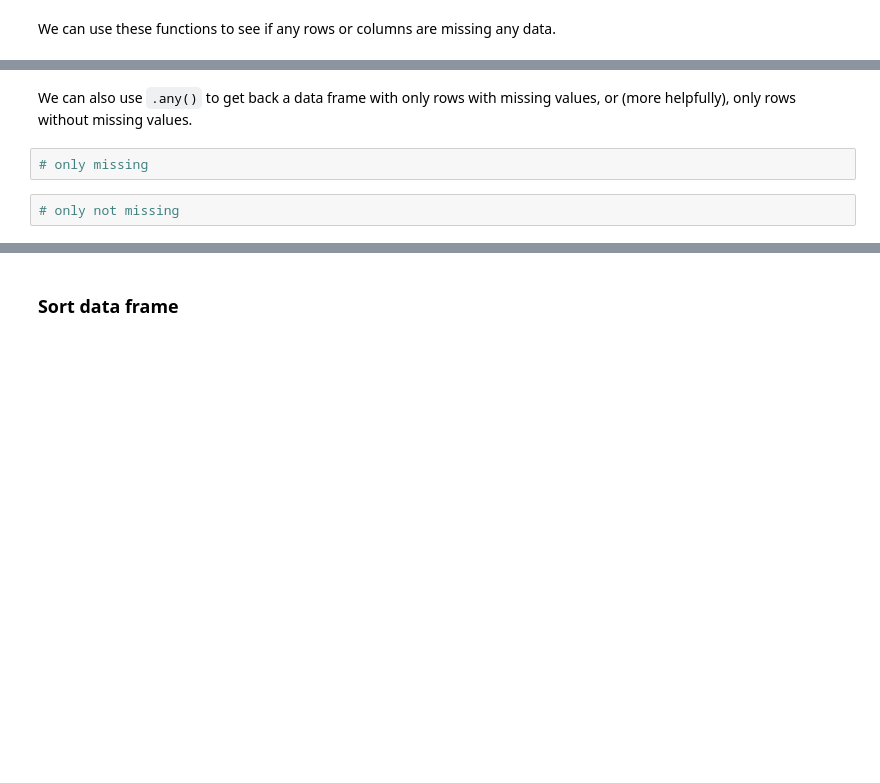
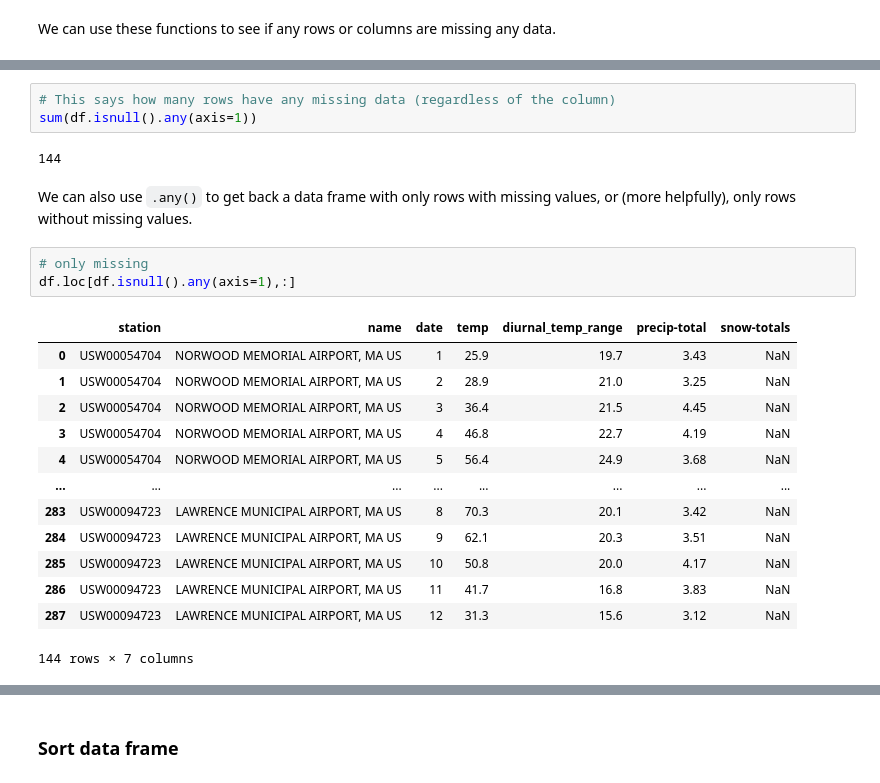
Before and after one commit to maggiedelre/python, a Jupyter notebook: data-analysis/data-wrangling-codealong.ipynb, the cells around one changed output, grey strips where cells are left out. Saved outputs shown, nothing was run; the diff lists cells and outputs as text; blank space fills up the shorter version.

```diff
--- a/data-analysis/data-wrangling-codealong.ipynb
+++ b/data-analysis/data-wrangling-codealong.ipynb
@@ -224,6 +298,24 @@ We can use these functions to see if any rows or columns are missing any data.
+# %%
+# This says how many rows have any missing data (regardless of the column)
+sum(df.isnull().any(axis=1))
+# %% [output]
+144
 # %% [markdown]
 We can also use `.any()` to get back a data frame with only rows with missing values, or (more helpfully), only rows without missing values.
 # %%
 # only missing
+df.loc[df.isnull().any(axis=1),:]
+# %% [output]
+|  | station | name | date | temp | diurnal_temp_range | precip-total | snow-totals |
+| 0 | USW00054704 | NORWOOD MEMORIAL AIRPORT, MA US | 1 | 25.9 | 19.7 | 3.43 | NaN |
+| 1 | USW00054704 | NORWOOD MEMORIAL AIRPORT, MA US | 2 | 28.9 | 21.0 | 3.25 | NaN |
+| 2 | USW00054704 | NORWOOD MEMORIAL AIRPORT, MA US | 3 | 36.4 | 21.5 | 4.45 | NaN |
+| 3 | USW00054704 | NORWOOD MEMORIAL AIRPORT, MA US | 4 | 46.8 | 22.7 | 4.19 | NaN |
+| 4 | USW00054704 | NORWOOD MEMORIAL AIRPORT, MA US | 5 | 56.4 | 24.9 | 3.68 | NaN |
+| ... | ... | ... | ... | ... | ... | ... | ... |
+| 283 | USW00094723 | LAWRENCE MUNICIPAL AIRPORT, MA US | 8 | 70.3 | 20.1 | 3.42 | NaN |
+| 284 | USW00094723 | LAWRENCE MUNICIPAL AIRPORT, MA US | 9 | 62.1 | 20.3 | 3.51 | NaN |
+| 285 | USW00094723 | LAWRENCE MUNICIPAL AIRPORT, MA US | 10 | 50.8 | 20.0 | 4.17 | NaN |
+| 286 | USW00094723 | LAWRENCE MUNICIPAL AIRPORT, MA US | 11 | 41.7 | 16.8 | 3.83 | NaN |
+| 287 | USW00094723 | LAWRENCE MUNICIPAL AIRPORT, MA US | 12 | 31.3 | 15.6 | 3.12 | NaN |
+144 rows × 7 columns
-# %%
-# only not missing
```
Also changed, not shown: parts of 29 cells of this notebook.
